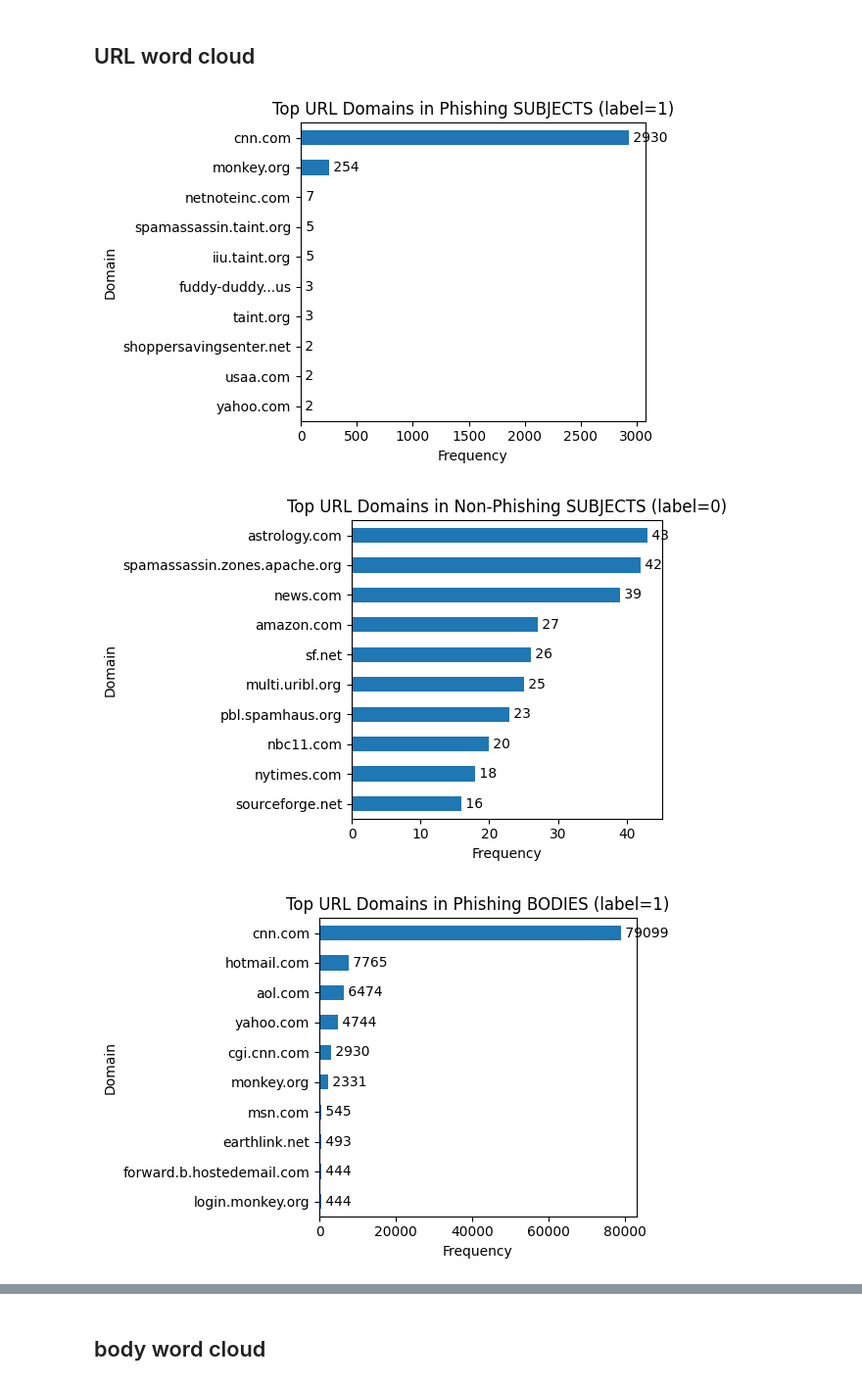
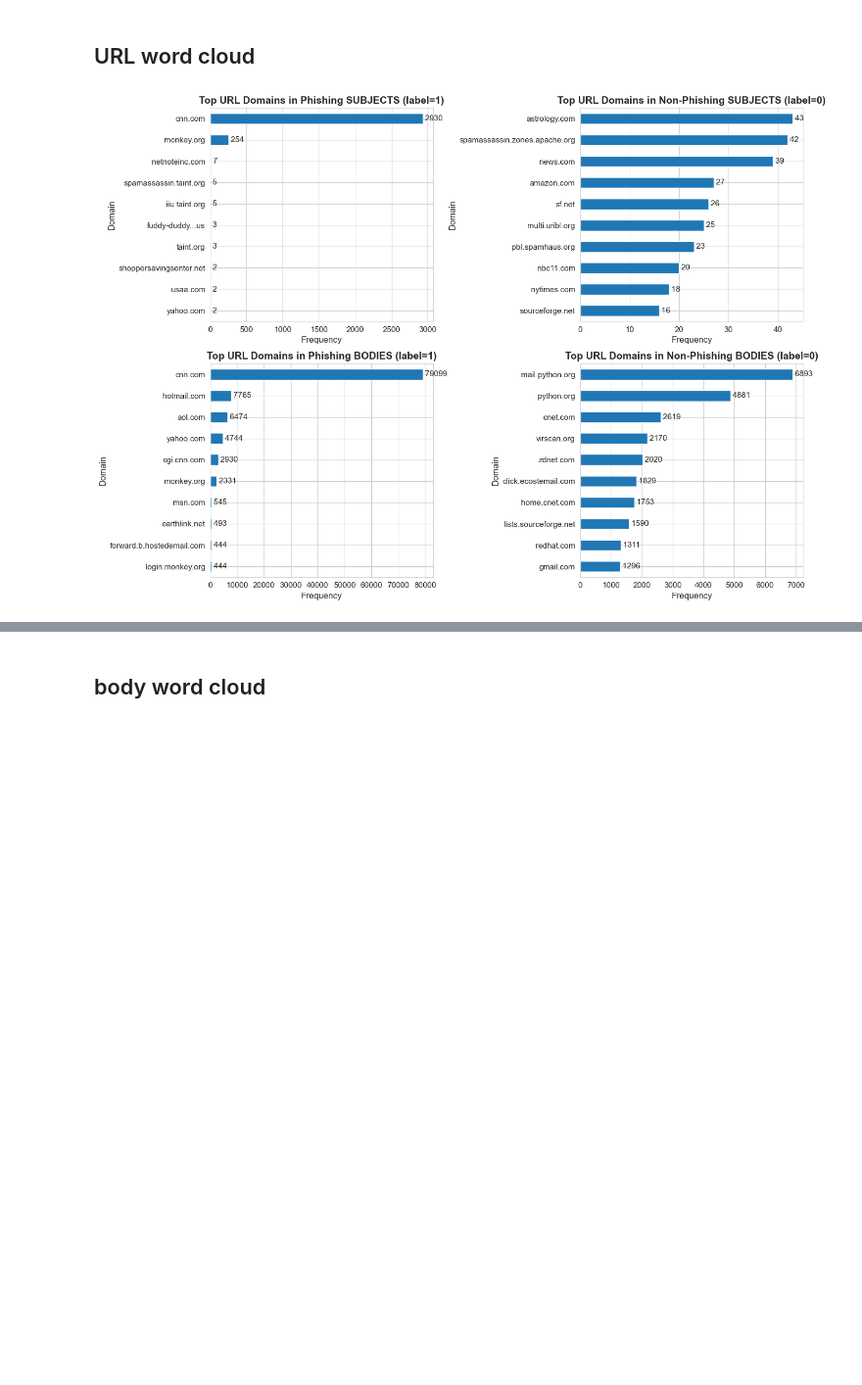
Before and after one commit to H6WU6R/DSA4263_Group_Project, a Jupyter notebook: notebooks/ud/text_eda.ipynb, the cells around one changed output, grey strips where cells are left out. Shown at 98% size. Drawn from its saved outputs; the diff is of its cells as text; code cells hidden in the pictures; blank space fills up the shorter version.

Commit message:
update text EDA

```diff
--- a/notebooks/ud/text_eda.ipynb
+++ b/notebooks/ud/text_eda.ipynb
@@ -268,64 +272,61 @@ Thus, while **URL occurrence is linked to phishing**, the **type and domain of t
 # %% [markdown]
 ## URL word cloud
 # %%
-# --- Recompute per-class, per-field domain frequencies ---
 from collections import Counter
+import matplotlib.pyplot as plt
+import pandas as pd
 
 MIN_COUNT = 2
 phish_counts_subject = Counter(d for lst in df.loc[df['label']==1, 'url_domains_subject'] for d in lst)
 ham_counts_subject   = Counter(d for lst in df.loc[df['label']==0, 'url_domains_subject'] for d in lst)
 phish_counts_body    = Counter(d for lst in df.loc[df['label']==1, 'url_domains_body'] for d in lst)
 ham_counts_body      = Counter(d for lst in df.loc[df['label']==0, 'url_domains_body'] for d in lst)
 
 phish_freq_subject = {k:v for k,v in phish_counts_subject.items() if v >= MIN_COUNT}
 ham_freq_subject   = {k:v for k,v in ham_counts_subject.items()   if v >= MIN_COUNT}
 phish_freq_body    = {k:v for k,v in phish_counts_body.items()    if v >= MIN_COUNT}
 ham_freq_body      = {k:v for k,v in ham_counts_body.items()      if v >= MIN_COUNT}
 
 
-def plot_top_bar(freq_dict, title, k=10):
+def plot_top_bar_ax(freq_dict, title, ax, k=10):
     if not freq_dict:
-        print(f"[{title}] No domains found.")
+        ax.text(0.5, 0.5, "No domains found",
+                ha='center', va='center', fontsize=12)
+        ax.set_axis_off()
         return
+
     s = pd.Series(freq_dict).sort_values(ascending=False).head(k)
-    plt.figure(figsize=(6, max(4, 0.4*len(s))))
-    ax = s[::-1].plot(kind='barh')  # reverse so largest at top
-    ax.set_xlabel("Frequency")
-    ax.set_ylabel("Domain")
-    ax.set_title(title)
+    s = s[::-1]  # reverse so largest at top in barh
+
+    s.plot(kind='barh', ax=ax)
+    ax.set_xlabel("Frequency", fontsize=12)
+    ax.set_ylabel("Domain", fontsize=12)
+    ax.set_title(title, fontsize=14, fontweight='bold')
+
     # annotate counts
-    for i, (idx, val) in enumerate(s[::-1].items()):
-        ax.text(val, i, f" {val}", va='center')
-    plt.tight_layout()
-    plt.show()
+    for i, (idx, val) in enumerate(s.items()):
+        ax.text(val, i, f" {val}", va='center', fontsize=11)
 
-# Subject bars
-plot_top_bar(phish_freq_subject, "Top URL Domains in Phishing SUBJECTS (label=1)")
-plot_top_bar(ham_freq_subject,   "Top URL Domains in Non-Phishing SUBJECTS (label=0)")
-
-# Body bars
-plot_top_bar(phish_freq_body,    "Top URL Domains in Phishing BODIES (label=1)")
-plot_top_bar(ham_freq_body,      "Top URL Domains in Non-Phishing BODIES (label=0)")
+    ax.tick_params(axis='both', labelsize=11)
 
 
-# --- 5) WordClouds for subject/body url separately ---
-def plot_wc(freq_dict, title):
-    if not freq_dict:
-        print(f"[{title}] No domains found.")
-        return
-    wc = WordCloud(width=1000, height=500, background_color='white')
-    wc = wc.generate_from_frequencies(freq_dict)
-    plt.figure(figsize=(6,4))
-    plt.imshow(wc, interpolation='bilinear')
-    plt.axis('off')
-    plt.title(title)
-    plt.show()
+# --- 2×2 dashboard for barplots ---
+fig, axes = plt.subplots(2, 2, figsize=(14, 10))
 
-plot_wc(phish_freq_subject, "URL Domains in Phishing SUBJECTS (label=1)")
-plot_wc(ham_freq_subject,   "URL Domains in Non-Phishing SUBJECTS (label=0)")
-plot_wc(phish_freq_body,    "URL Domains in Phishing BODIES (label=1)")
-plot_wc(ham_freq_body,      "URL Domains in Non-Phishing BODIES (label=0)")
+plot_top_bar_ax(phish_freq_subject,
+                "Top URL Domains in Phishing SUBJECTS (label=1)",
+                axes[0, 0])
+plot_top_bar_ax(ham_freq_subject,
+                "Top URL Domains in Non-Phishing SUBJECTS (label=0)",
+                axes[0, 1])
+plot_top_bar_ax(phish_freq_body,
+                "Top URL Domains in Phishing BODIES (label=1)",
+                axes[1, 0])
+plot_top_bar_ax(ham_freq_body,
+                "Top URL Domains in Non-Phishing BODIES (label=0)",
+                axes[1, 1])
+
+plt.tight_layout()
+plt.show()
 # %% [output]
-[figure, old version]
+[figure, new version]
-[figure, removed]
-[figure, removed]
```
Also changed, not shown: parts of 13 cells of this notebook, 9 other files.
